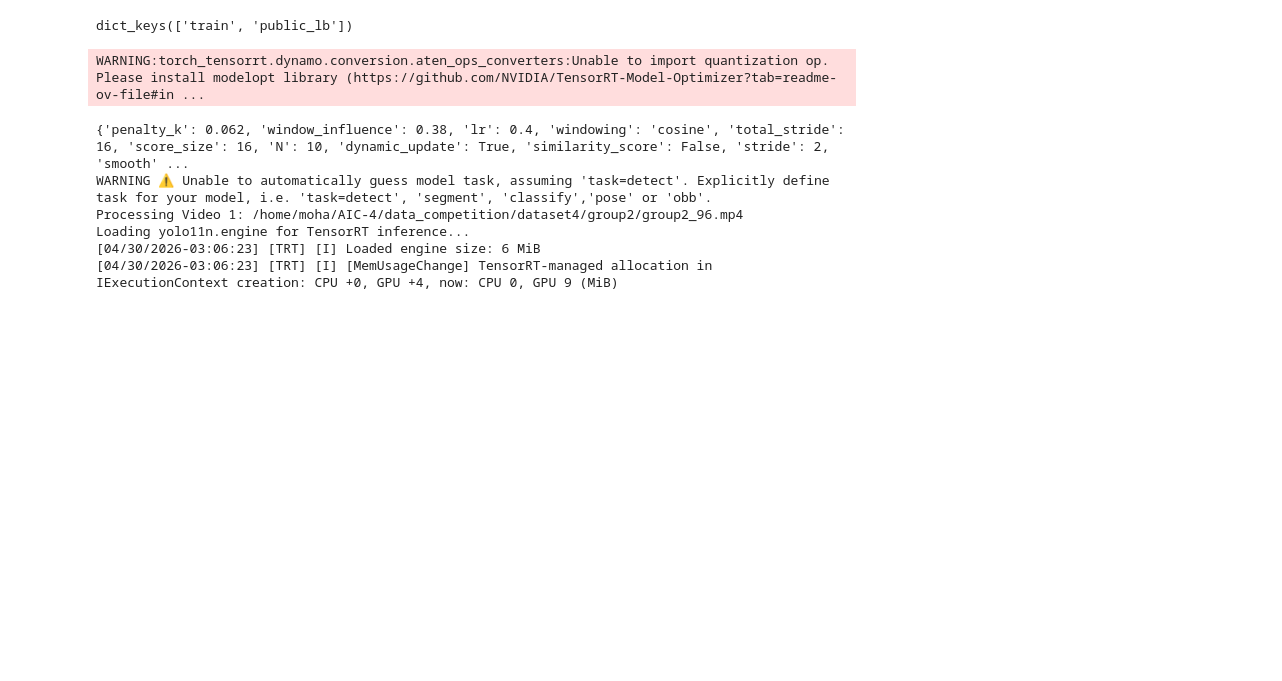
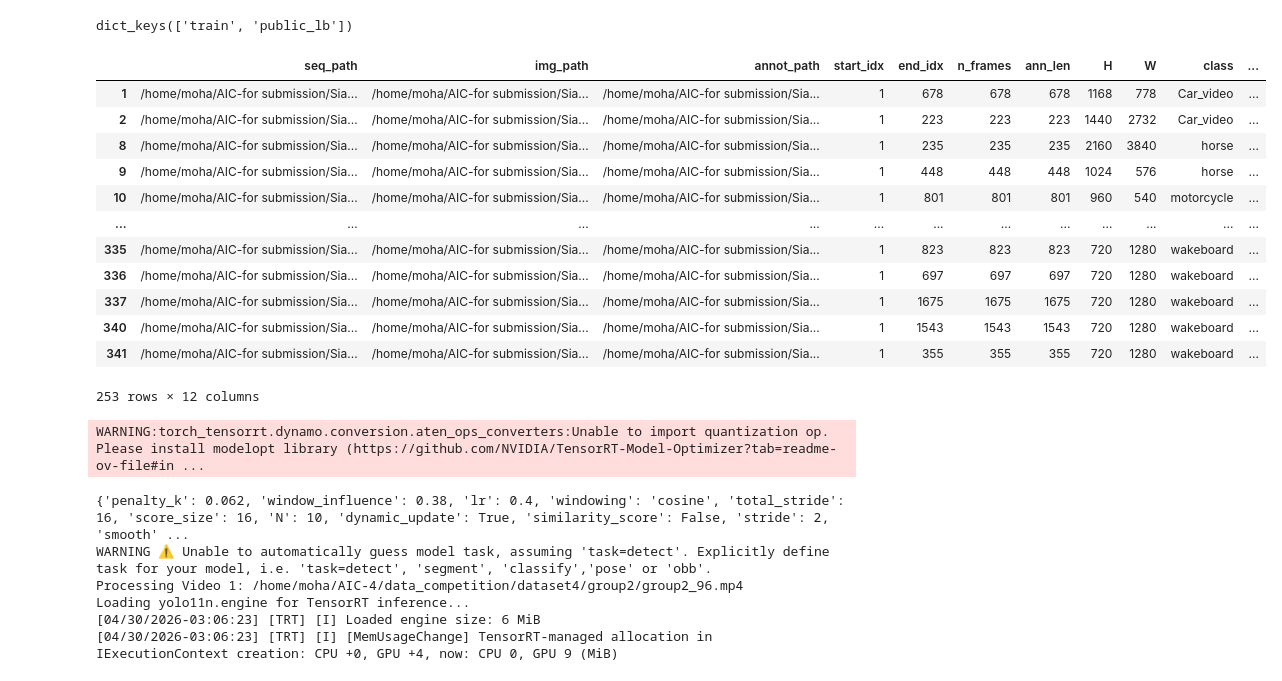
Before and after one commit to MohammedAhmed124/SiamRAM, a Jupyter notebook: notebooks/SiamRAM.ipynb, the cells around one changed output. Cells and saved outputs as stored; diff of their text form; code cells hidden in the pictures; blank space fills up the shorter version.

```diff
--- a/notebooks/SiamRAM.ipynb
+++ b/notebooks/SiamRAM.ipynb
@@ -18,6 +18,24 @@ test_public_lb = manifest["public_lb"]
 manifest.keys()
 # %% [output]
 dict_keys(['train', 'public_lb'])
+# %%
+import pandas as pd
+c = pd.read_csv("/home/moha/AIC-for submission/SiamRAM/data/train_dataframe.csv")
+c[c["ann_len"]>1]
+# %% [output]
+|  | seq_path | img_path | annot_path | start_idx | end_idx | n_frames | ann_len | H | W | class | ... |
+| 1 | /home/moha/AIC-for submission/Sia... | /home/moha/AIC-for submission/Sia... | /home/moha/AIC-for submission/Sia... | 1 | 678 | 678 | 678 | 1168 | 778 | Car_video | ... |
+| 2 | /home/moha/AIC-for submission/Sia... | /home/moha/AIC-for submission/Sia... | /home/moha/AIC-for submission/Sia... | 1 | 223 | 223 | 223 | 1440 | 2732 | Car_video | ... |
+| 8 | /home/moha/AIC-for submission/Sia... | /home/moha/AIC-for submission/Sia... | /home/moha/AIC-for submission/Sia... | 1 | 235 | 235 | 235 | 2160 | 3840 | horse | ... |
+| 9 | /home/moha/AIC-for submission/Sia... | /home/moha/AIC-for submission/Sia... | /home/moha/AIC-for submission/Sia... | 1 | 448 | 448 | 448 | 1024 | 576 | horse | ... |
+| 10 | /home/moha/AIC-for submission/Sia... | /home/moha/AIC-for submission/Sia... | /home/moha/AIC-for submission/Sia... | 1 | 801 | 801 | 801 | 960 | 540 | motorcycle | ... |
+| ... | ... | ... | ... | ... | ... | ... | ... | ... | ... | ... | ... |
+| 335 | /home/moha/AIC-for submission/Sia... | /home/moha/AIC-for submission/Sia... | /home/moha/AIC-for submission/Sia... | 1 | 823 | 823 | 823 | 720 | 1280 | wakeboard | ... |
+| 336 | /home/moha/AIC-for submission/Sia... | /home/moha/AIC-for submission/Sia... | /home/moha/AIC-for submission/Sia... | 1 | 697 | 697 | 697 | 720 | 1280 | wakeboard | ... |
+| 337 | /home/moha/AIC-for submission/Sia... | /home/moha/AIC-for submission/Sia... | /home/moha/AIC-for submission/Sia... | 1 | 1675 | 1675 | 1675 | 720 | 1280 | wakeboard | ... |
+| 340 | /home/moha/AIC-for submission/Sia... | /home/moha/AIC-for submission/Sia... | /home/moha/AIC-for submission/Sia... | 1 | 1543 | 1543 | 1543 | 720 | 1280 | wakeboard | ... |
+| 341 | /home/moha/AIC-for submission/Sia... | /home/moha/AIC-for submission/Sia... | /home/moha/AIC-for submission/Sia... | 1 | 355 | 355 | 355 | 720 | 1280 | wakeboard | ... |
+253 rows × 12 columns
 # %%
 video_paths = [
     # "/home/moha/AIC-4/data_competition/dataset2/Gull2/Gull2_24.mp4",
```
Also changed, not shown: 8 other files.
